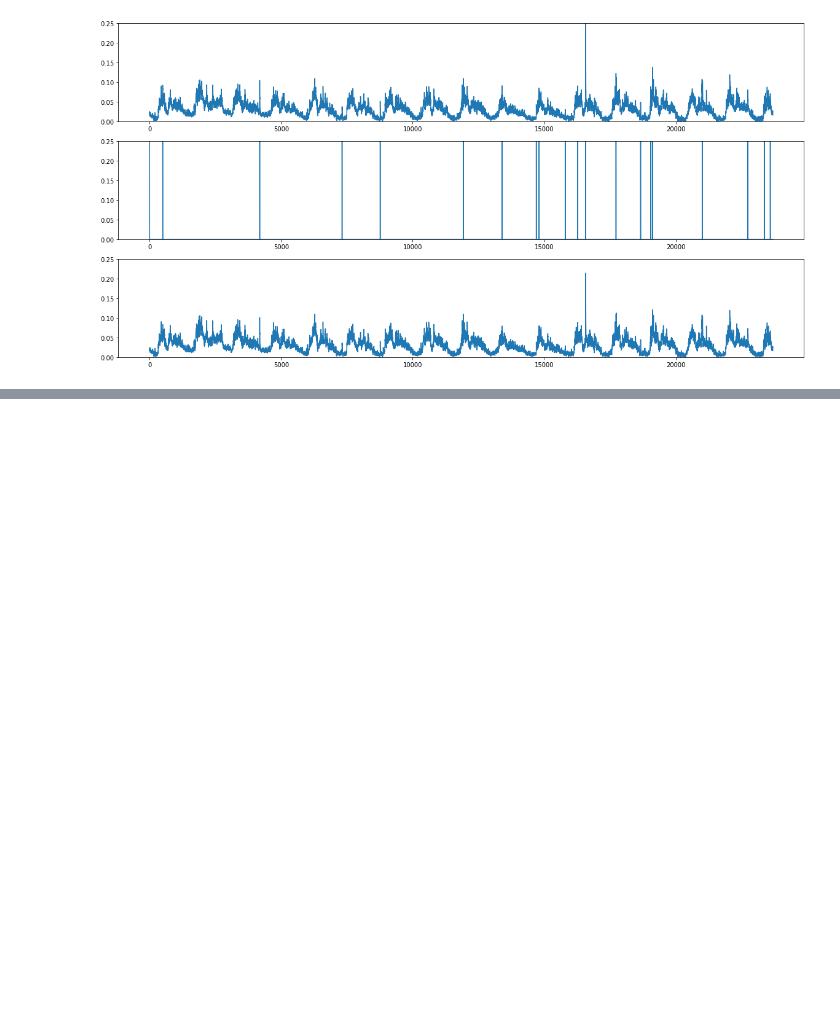
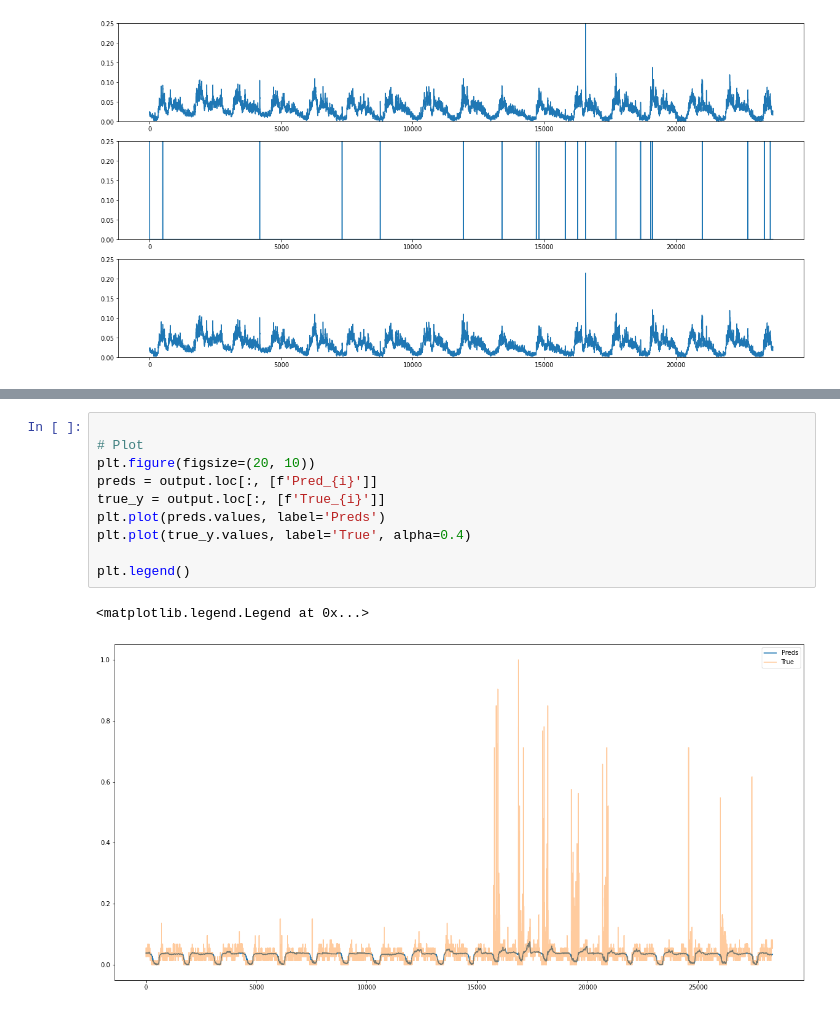
Before and after one commit to ML4ITS/mtad-gat-pytorch, a Jupyter notebook: eda/smd_eda.ipynb, the cells around one changed output, grey strips where cells are left out. Drawn from its saved outputs; the diff is of its cells as text; blank space fills up the shorter version.

```diff
--- a/eda/smd_eda.ipynb
+++ b/eda/smd_eda.ipynb
@@ -170,0 +194,13 @@ plt.show();
+# %%
+
+# Plot
+plt.figure(figsize=(20, 10))
+preds = output.loc[:, [f'Pred_{i}']]
+true_y = output.loc[:, [f'True_{i}']]
+plt.plot(preds.values, label='Preds')
+plt.plot(true_y.values, label='True', alpha=0.4)
+
+plt.legend()
+# %% [output]
+<matplotlib.legend.Legend at 0x...>
+[figure, added]
```
Also changed, not shown: parts of 22 cells of this notebook, 2 other files.
